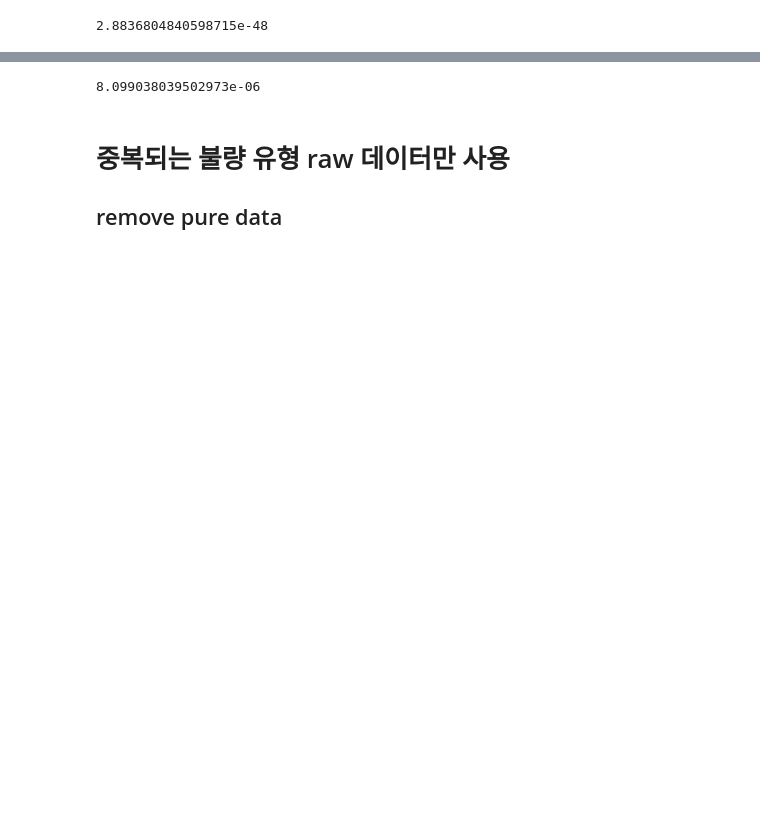
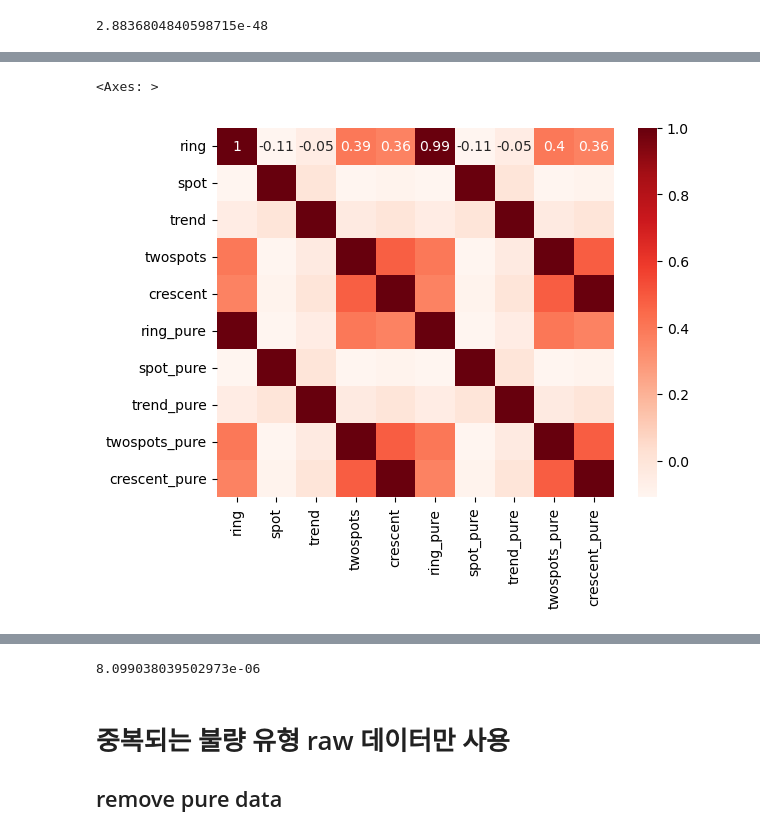
Before and after one commit to codepyo/ai_intensive, a Jupyter notebook: pre_process.ipynb, the cells around one changed output, grey strips where cells are left out. Cells and saved outputs as stored; diff of their text form; code cells hidden in the pictures; blank space fills up the shorter version.

```diff
--- a/pre_process.ipynb
+++ b/pre_process.ipynb
@@ -230,4 +231,4 @@ df.to_csv('data_pre.csv', index=False)
 # %%
-df=pd.read_csv("./data_pre.csv", encoding='cp949')
+df=pd.read_csv(root + "/dataset/data_pre.csv", encoding='cp949')
 # %%
 data_col = ["ring", "spot", "trend", "twospots", "crescent", "ring_pure", "spot_pure", "trend_pure", "twospots_pure", "crescent_pure"]
@@ -240,0 +245,2 @@ np.linalg.det(d.T@d)
+# %%
+corr_d = df[num_col].corr()
@@ -240,0 +261,5 @@ np.linalg.det(d.T@d)
+# %%
+sns.heatmap(corr_d, annot=True, cmap='Reds')
+# %% [output]
+<Axes: >
+[figure, added]
```
Also changed, not shown: parts of 24 cells of this notebook.
